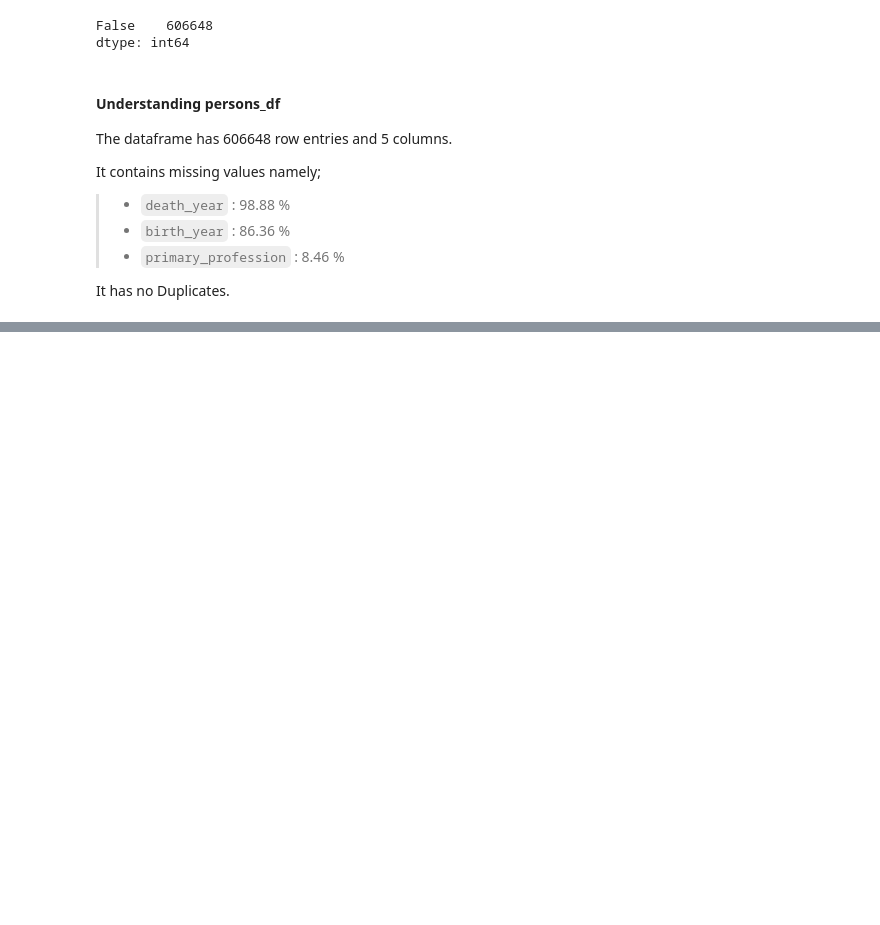
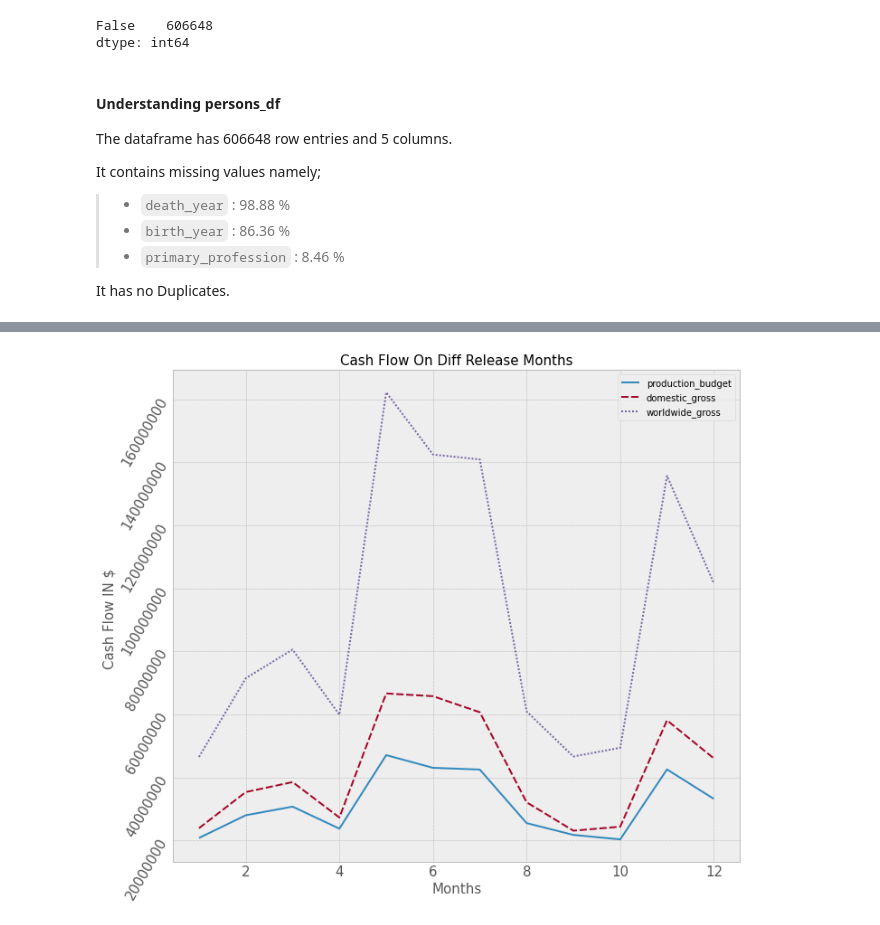
Before and after one commit to K1nyash/Phase_1-Project-Movie_Analysis, a Jupyter notebook: Movie_Project.ipynb, the cells around one changed output, grey strips where cells are left out. Cells and saved outputs as stored; diff of their text form; code cells hidden in the pictures; blank space fills up the shorter version.

```diff
--- a/Movie_Project.ipynb
+++ b/Movie_Project.ipynb
@@ -953,0 +1102,7 @@ Before i begin on the Data visualisations, i need tto clean up the dataframes i
+# %%
+# Adding new column for release year.
+
+budget_df['release_year'] = pd.DatetimeIndex(budget_df['release_date']).year
+
+#Excellent it has worked.
+budget_df.head()
@@ -953,0 +1116,6 @@ Before i begin on the Data visualisations, i need tto clean up the dataframes i
+# %%
+#Addding new column for Release month
+budget_df['release_month'] = pd.DatetimeIndex(budget_df['release_date']).month
+
+#Excellent it has worked.
+budget_df.head()
@@ -953,0 +1181,6 @@ Before i begin on the Data visualisations, i need tto clean up the dataframes i
+# %%
+#Making a new variable called Budget_analyse_1 to store the budget_df which has been grouped by ('release_month')
+#and then meaned.
+Budget_analyse_1 = budget_df.groupby('release_month').mean()
+
+Budget_analyse_1.head()
@@ -953,0 +1195,3 @@ Before i begin on the Data visualisations, i need tto clean up the dataframes i
+# %%
+#dropping the id and release year to remove noise
+Budget_analyse_1.drop(['id','release_year'], inplace = True, axis = 1)
@@ -953,0 +1208,18 @@ Before i begin on the Data visualisations, i need tto clean up the dataframes i
+# %%
+#plt to show the mean of cash flow depending on all the movies release months.
+
+
+plt.style.use('fast')
+fig,ax =plt.subplots(figsize = (10,10))
+ax.get_yaxis().get_major_formatter().set_scientific(False)
+sns.lineplot(data = Budget_analyse_1)
+plt.title('Cash Flow On Diff Release Months',fontsize = 15)
+plt.ylabel('Cash Flow IN $ ',fontsize = 15)
+plt.xlabel('Months', fontsize = 15)
+plt.yticks(rotation = 60,fontsize = 15)
+plt.xticks(fontsize = 15)
+
+#saving the plt
+ax.figure.savefig('Cash Flow On Diff Release Months.png');
+# %% [output]
+[figure, added]
```
Also changed, not shown: parts of 59 cells of this notebook.
